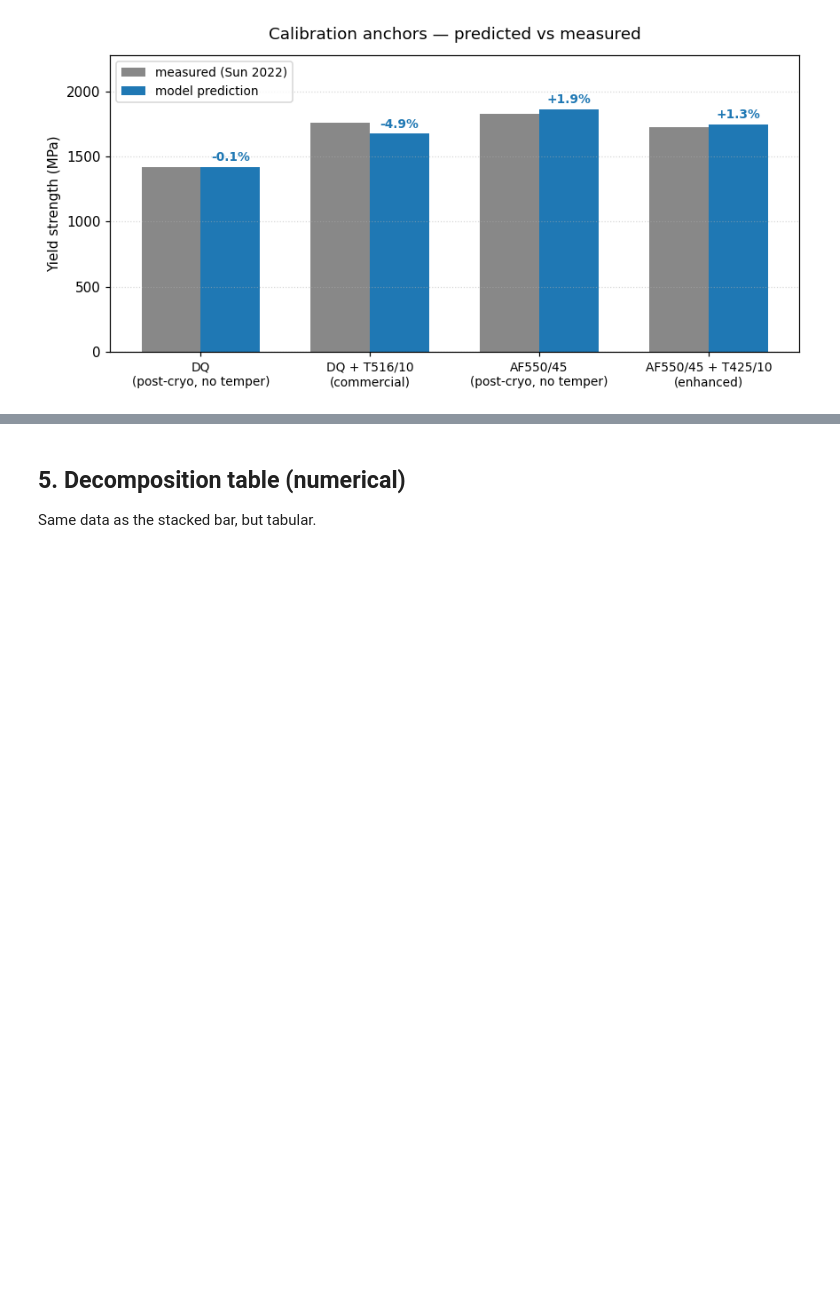
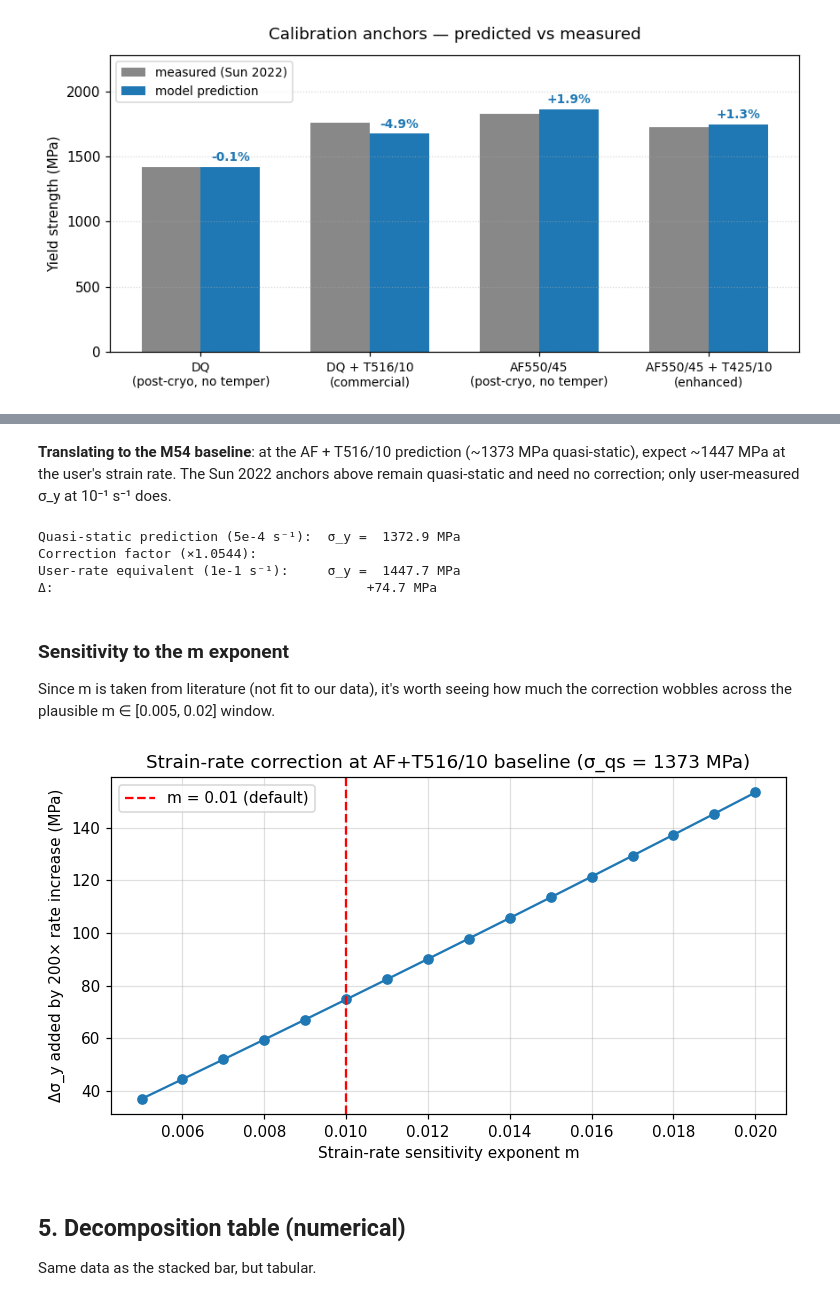
Before and after one commit to jedwa006/alloy-strengthening-contributions-modeling-public, a Jupyter notebook: notebooks/01_introduction.ipynb, the cells around one changed output, grey strips where cells are left out. Saved outputs shown, nothing was run; the diff lists cells and outputs as text; code cells hidden in the pictures; blank space fills up the shorter version.

```diff
--- a/notebooks/01_introduction.ipynb
+++ b/notebooks/01_introduction.ipynb
@@ -100,3 +136,47 @@ plt.show()
+# %% [markdown]
+**Translating to the M54 baseline**: at the AF + T516/10 prediction (~1373 MPa
+quasi-static), expect ~1447 MPa at the user's strain rate. The Sun 2022 anchors
+above remain quasi-static and need no correction; only user-measured σ_y at
+10⁻¹ s⁻¹ does.
+# %%
+from m54model.calibration import m54_af550_45_t516_10
+
+sigma_qs = assemble_yield_strength(m54_af550_45_t516_10()).sigma_y_MPa
+factor = strain_rate_correction(
+    EPS_DOT_USER_TENSILE_S_INV, EPS_DOT_SUN_2022_S_INV, m=0.01,
+)
+sigma_user = sigma_qs * factor
+print(f'Quasi-static prediction (5e-4 s⁻¹):  σ_y = {sigma_qs:7.1f} MPa')
+print(f'Correction factor (×{factor:.4f}):              ')
+print(f'User-rate equivalent (1e-1 s⁻¹):     σ_y = {sigma_user:7.1f} MPa')
+print(f'Δ:                                        +{sigma_user - sigma_qs:.1f} MPa')
+# %% [output]
+Quasi-static prediction (5e-4 s⁻¹):  σ_y =  1372.9 MPa
+Correction factor (×1.0544):
+User-rate equivalent (1e-1 s⁻¹):     σ_y =  1447.7 MPa
+Δ:                                        +74.7 MPa
+# %% [markdown]
+### Sensitivity to the m exponent
+
+Since m is taken from literature (not fit to our data), it's worth seeing how
+much the correction wobbles across the plausible m ∈ [0.005, 0.02] window.
+# %%
+ms = np.linspace(0.005, 0.02, 16)
+factors = [strain_rate_correction(
+    EPS_DOT_USER_TENSILE_S_INV, EPS_DOT_SUN_2022_S_INV, m=mi) for mi in ms]
+deltas_MPa = [sigma_qs * (f - 1) for f in factors]
+
+fig, ax = plt.subplots(figsize=(7, 4))
+ax.plot(ms, deltas_MPa, '-o', color='#1f78b4')
+ax.axvline(0.01, color='red', linestyle='--', label='m = 0.01 (default)')
+ax.set_xlabel('Strain-rate sensitivity exponent m')
+ax.set_ylabel('Δσ_y added by 200× rate increase (MPa)')
+ax.set_title(f'Strain-rate correction at AF+T516/10 baseline (σ_qs = {sigma_qs:.0f} MPa)')
+ax.legend(); ax.grid(alpha=0.4)
+fig.tight_layout()
+plt.show()
+# %% [output]
+[figure, added]
 # %% [markdown]
 ## 5. Decomposition table (numerical)
 
```
Also changed, not shown: parts of 2 cells of this notebook, 6 other files.
